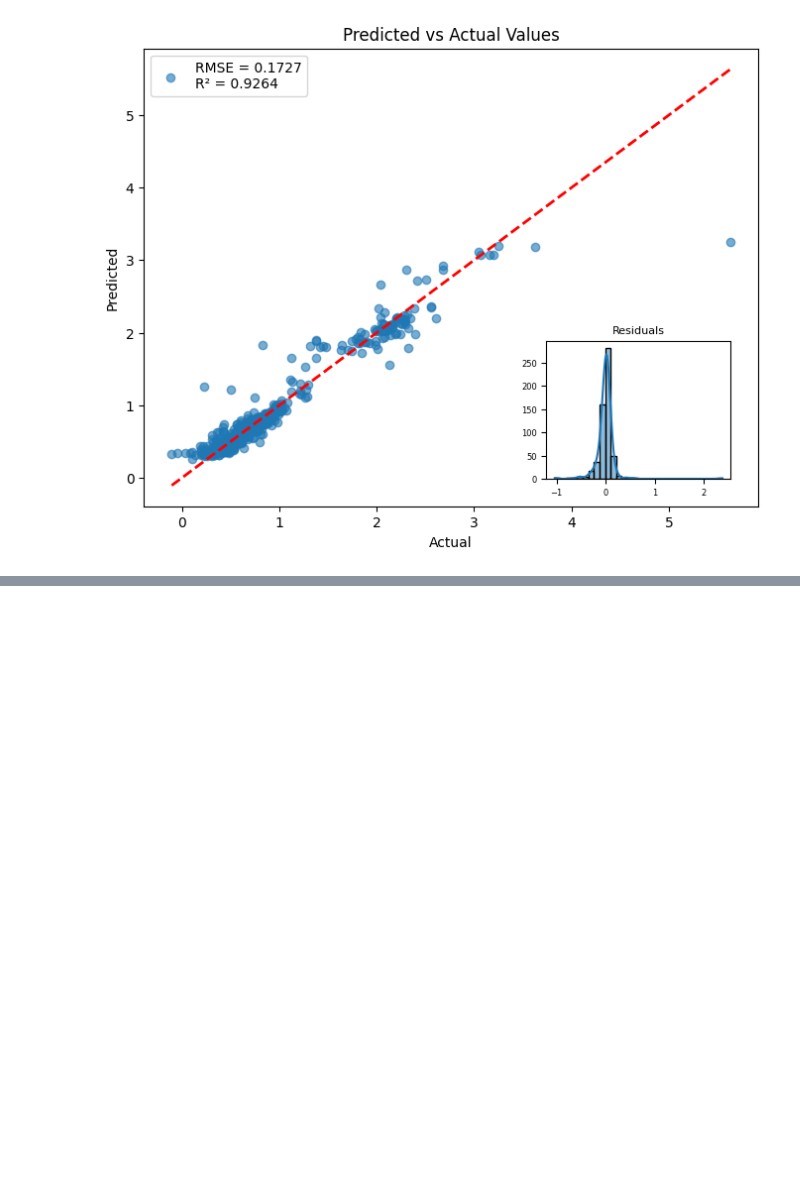
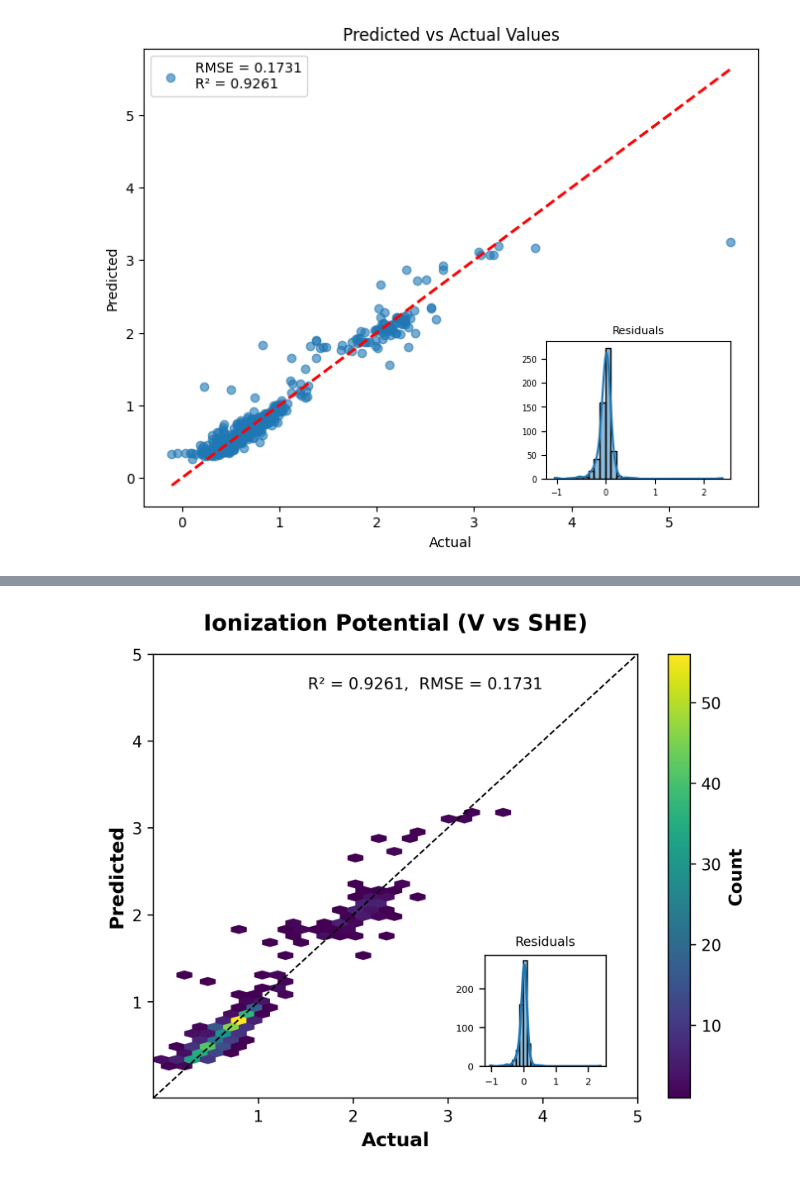
Before and after one commit to kuldeepsinhraj/COSMIC, a Jupyter notebook: Machine_Learning/src/model_rf_ip.ipynb, the cells around one changed output, grey strips where cells are left out. Saved outputs shown, nothing was run; the diff lists cells and outputs as text; code cells hidden in the pictures; blank space fills up the shorter version.

```diff
--- a/Machine_Learning/src/model_rf_ip.ipynb
+++ b/Machine_Learning/src/model_rf_ip.ipynb
@@ -319,0 +425,48 @@ plt.show()
+# %%
+# Use point density plot (e.g. hexbin in matplotlib) instead of scatter plot for above to show the distribution information for the overlapped data points along with labeling the axes and adding a diagonal reference line.
+fig, ax = plt.subplots(figsize=(6, 5), dpi=300)
+
+# Create hexbin plot with better visibility
+hb = ax.hexbin(y_test, y_pred_orig, gridsize=35, cmap='viridis', mincnt=1, edgecolors='face', linewidths=0.2)
+cb = plt.colorbar(hb, ax=ax)
+cb.set_label('Count', fontsize=11, fontweight='bold')
+
+# Diagonal reference line
+ax.plot([y_test.min(), y_test.max()], [y_test.min(), y_test.max()], 'k--', linewidth=1, color='black')
+
+# remove 0 tick mark from x and y axis
+ax.set_xticks([tick for tick in ax.get_xticks() if tick != 0])
+ax.set_yticks([tick for tick in ax.get_yticks() if tick != 0])
+
+# adjust x and y axis range (max 5 - as original scatter plot)
+# diagonal line -make sure it spans the whole plot range.
+ax.set_xlim(left=y_test.min(), right=5)
+ax.set_ylim(bottom=y_test.min(), top=5)
+
+
+
+# Title and axes labels
+ax.set_title(f"Ionization Potential (V vs SHE)",
+             fontsize=14, fontweight='bold', pad=15)
+# this should be inside the plot
+y_top = ax.get_ylim()[1] - 0.05 * (ax.get_ylim()[1] - ax.get_ylim()[0])
+ax.text(x_center, y_top, f"R² = {r2:.4f},  RMSE = {rmse:.4f}",
+        fontsize=10, ha='center', va='top')
+ax.set_xlabel("Actual", fontsize=12, fontweight='bold')
+ax.set_ylabel("Predicted", fontsize=12, fontweight='bold')
+ax.tick_params(axis='both', labelsize=10)
+# ➤ Inset residual plot
+inset_ax = inset_axes(ax, width="25%", height="25%", loc='lower right', borderpad=2)
+sns.histplot(residuals, bins=30, kde=True, ax=inset_ax)
+inset_ax.set_title("Residuals", fontsize=8)
+inset_ax.set_xlabel("")
+inset_ax.set_ylabel("")
+inset_ax.tick_params(labelsize=6)
+# ax.legend(fontsize=11, loc='upper left')
+# ax.grid(True, alpha=0.3)
+
+plt.tight_layout()
+plt.savefig("IP_hexbin_density_plot_rf.png", dpi=300, bbox_inches='tight')
+plt.show()
+# %% [output]
+[figure, added]
```
Also changed, not shown: parts of 16 cells of this notebook, 2 other files.
